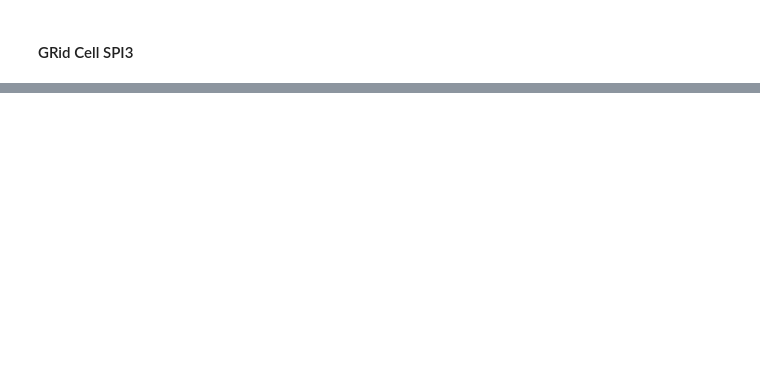
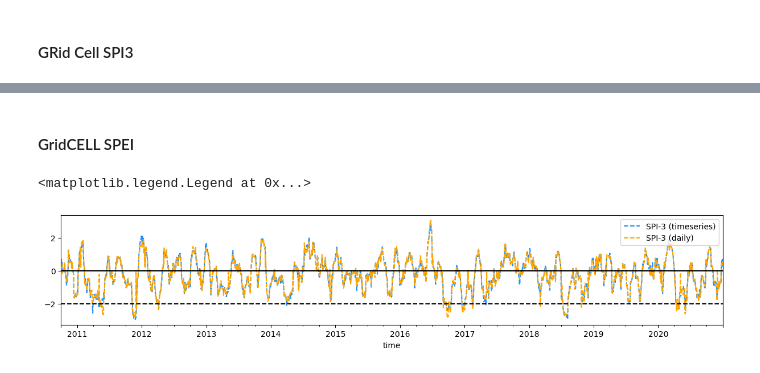
Before and after one commit to klekarkar/mHM_IO_dataprocessing, a Jupyter notebook: py_SPEI.ipynb, the cells around one changed output, grey strips where cells are left out. Drawn from its saved outputs; the diff is of its cells as text; code cells hidden in the pictures; blank space fills up the shorter version.

```diff
--- a/py_SPEI.ipynb
+++ b/py_SPEI.ipynb
@@ -70,0 +37,15 @@ for j in range(nlat):
+# %%
+#clip the Datasets to BE boundary
+pet = md.clip_to_region(be_shp, pet)
+pre = md.clip_to_region(be_shp, pre)
+
+#slide data to start from 1970
+pet = pet.sel(time=slice('1970-01-01', None))
+pre = pre.sel(time=slice('1970-01-01', None))
+
+#mask areas with constant values using data variance
+pet = pet.where(pet.pet.var(dim='time') > 0.001, drop=False)
+pre = pre.where(pre.pre.var(dim='time') > 0.001, drop=False)
+
+#compute water balance (precipitatione excess) for spei
+p_excess = pre.pre - pet.pet
@@ -118,0 +75,2 @@ spi3_da.sel(lat=50.5, lon=5, method='nearest').to_series().plot(figsize=(13, 3.5
+# %% [markdown]
+#### GridCELL SPEI
@@ -118,0 +82,33 @@ spi3_da.sel(lat=50.5, lon=5, method='nearest').to_series().plot(figsize=(13, 3.5
+# %%
+#3 month p_excess accumulation
+timescale = 30
+p_excess_accum = p_excess.rolling(time=timescale).sum()
+pre_accum = pre.rolling(time=timescale).sum()
+# %%
+lat = 5589595.563692  # Example latitude in UTM
+lon = 705128.602119  # Example longitude in UTM
+
+p_excess_tx = p_excess_accum.p_excess.sel(lat=lat, lon=lon, method='nearest').to_series().dropna()
+precip_tx = pre_accum.pre.sel(lat=lat, lon=lon, method='nearest').to_series().dropna()
+
+spi_3 = sp.spi(precip_tx, dist=scs.gamma, fit_freq="ME")
+#spi_3_d = sp.spi(precip_tx, dist=scs.gamma, fit_freq="D")
+spei_3 = sp.spei(p_excess_tx, fit_freq="ME")
+# %%
+fig, ax = plt.subplots(figsize=(15, 2.5))
+startwindow = '2010-10-01'
+endwindow='2020-12-31'
+
+#spei_da.sel(lat=lat, lon=lon, method='nearest').to_dataframe().drop(columns=['lat', 'lon'])[startwindow:endwindow].plot(ax=ax, color='blue', label='SPEI-3 (calculated)')
+#spei_3[startwindow:endwindow].plot(ax=ax, color='red', ls='--', label='SPEI-3 (calculated)')
+
+# spi_3_da.sel(lat=lat, lon=lon, method='nearest').to_dataframe().drop(columns=['lat', 'lon'])[startwindow:endwindow].plot(ax=ax, c='r')
+spi_3[startwindow:endwindow].plot(ax=ax, color='dodgerblue', label='SPI-3 (timeseries)', ls='--')
+spi_3_d[startwindow:endwindow].plot(ax=ax, color='orange', label='SPI-3 (daily)', ls='--')
+
+plt.axhline(-2, color='black', ls='--')
+plt.axhline(0, color='black', ls='-')
+plt.legend()
+# %% [output]
+<matplotlib.legend.Legend at 0x...>
+[figure, added]
```
Also changed, not shown: parts of 20 cells of this notebook, 3 other files.
